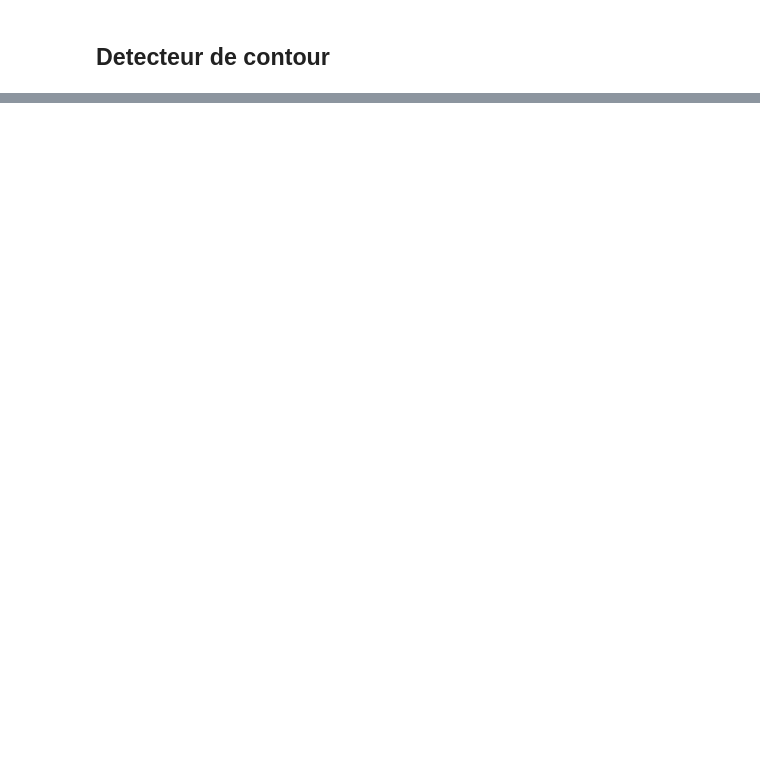
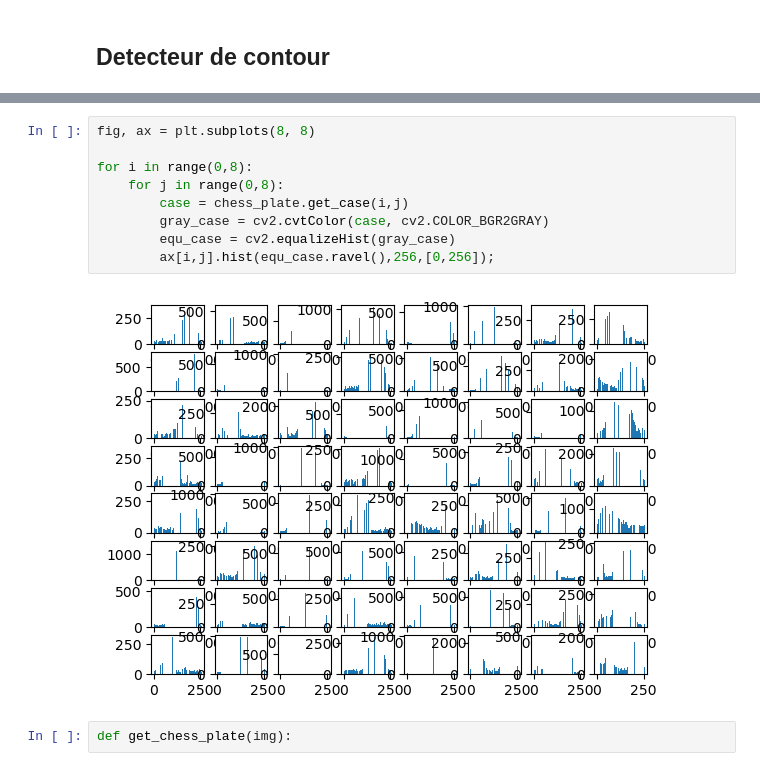
Before and after one commit to romaric-g/EchecVision, a Jupyter notebook: Lab - Detection plateau 2.ipynb, the cells around one changed output, grey strips where cells are left out. Drawn from its saved outputs; the diff is of its cells as text; blank space fills up the shorter version.

```diff
--- a/Lab - Detection plateau 2.ipynb
+++ b/Lab - Detection plateau 2.ipynb
@@ -608,0 +1027,13 @@ if cv2.waitKey(0) & 0xff == 27:
+# %%
+fig, ax = plt.subplots(8, 8)
+
+for i in range(0,8):
+    for j in range(0,8):
+        case = chess_plate.get_case(i,j)
+        gray_case = cv2.cvtColor(case, cv2.COLOR_BGR2GRAY)
+        equ_case = cv2.equalizeHist(gray_case)
+        ax[i,j].hist(equ_case.ravel(),256,[0,256]);
+# %% [output]
+[figure, added]
+# %%
+def get_chess_plate(img):
```
Also changed, not shown: parts of 51 cells of this notebook, 35 other files.
